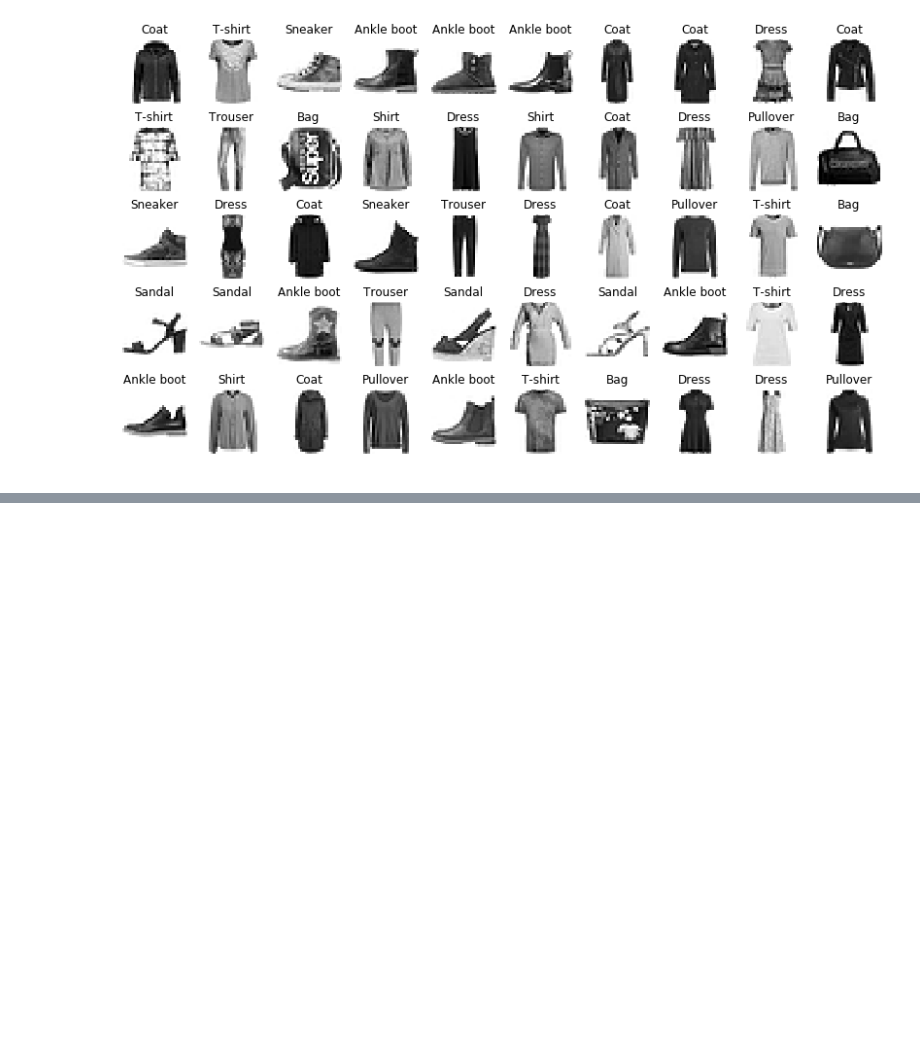
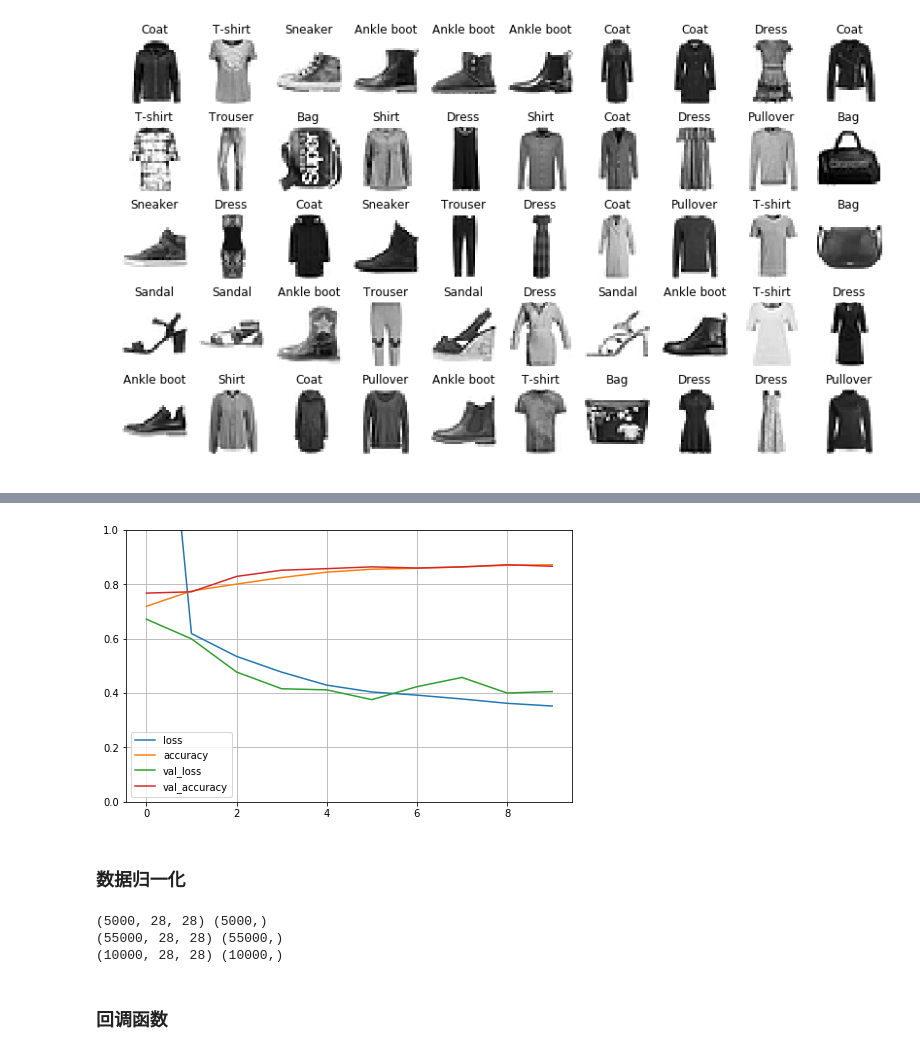
Before and after one commit to SYSUykLin/MachineLearning, a Jupyter notebook: tf/tf_classification_model.ipynb, the cells around one changed output, grey strips where cells are left out. Saved outputs shown, nothing was run; the diff lists cells and outputs as text; code cells hidden in the pictures; blank space fills up the shorter version.

```diff
--- a/tf/tf_classificatiob_model.ipynb
+++ b/tf/tf_classification_model.ipynb
@@ -53,0 +64,9 @@ show_images(5, 10, x_train, y_train, classes_name)
+# %%
+model = keras.models.Sequential()
+model.add(keras.layers.Flatten(input_shape=[28, 28]))
+model.add(keras.layers.Dense(300, activation='relu'))
+model.add(keras.layers.Dense(100, activation='relu'))
+model.add(keras.layers.Dense(10, activation='softmax'))
+model.compile(loss="sparse_categorical_crossentropy",
+              optimizer = "adam",
+              metrics = ["accuracy"])
@@ -53,0 +95,2 @@ show_images(5, 10, x_train, y_train, classes_name)
+# %%
+history = model.fit(x_train, y_train, epochs=10, validation_data=(x_valid, y_valid))
@@ -53,0 +121,24 @@ show_images(5, 10, x_train, y_train, classes_name)
+# %%
+def plot_result(history):
+    pd.DataFrame(history.history).plot(figsize=(8, 5))
+    plt.ylim(0, 1)
+    plt.grid(True)
+    plt.show()
+plot_result(history)
+# %% [output]
+[figure, added]
+# %% [markdown]
+### 数据归一化
+# %%
+fashion_mnist = keras.datasets.fashion_mnist
+(x_train_all, y_train_all), (x_test, y_test) = fashion_mnist.load_data()
+x_valid, x_train = x_train_all[:5000], x_train_all[5000:]
+y_valid, y_train = y_train_all[:5000], y_train_all[5000:]
+
+print(x_valid.shape, y_valid.shape)
+print(x_train.shape, y_train.shape)
+print(x_test.shape, y_test.shape)
+# %% [output]
+(5000, 28, 28) (5000,)
+(55000, 28, 28) (55000,)
+(10000, 28, 28) (10000,)
@@ -53,0 +151,2 @@ show_images(5, 10, x_train, y_train, classes_name)
+# %% [markdown]
+### 回调函数
```
Also changed, not shown: parts of 7 cells of this notebook, 9 other files.
